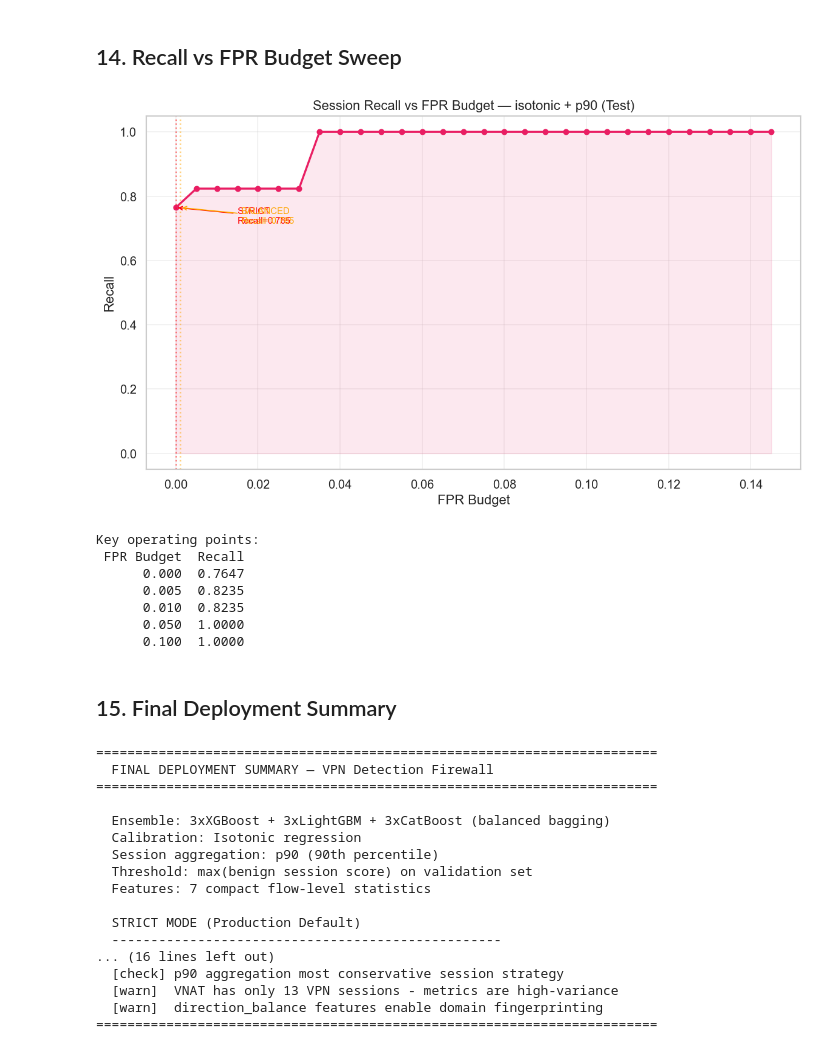
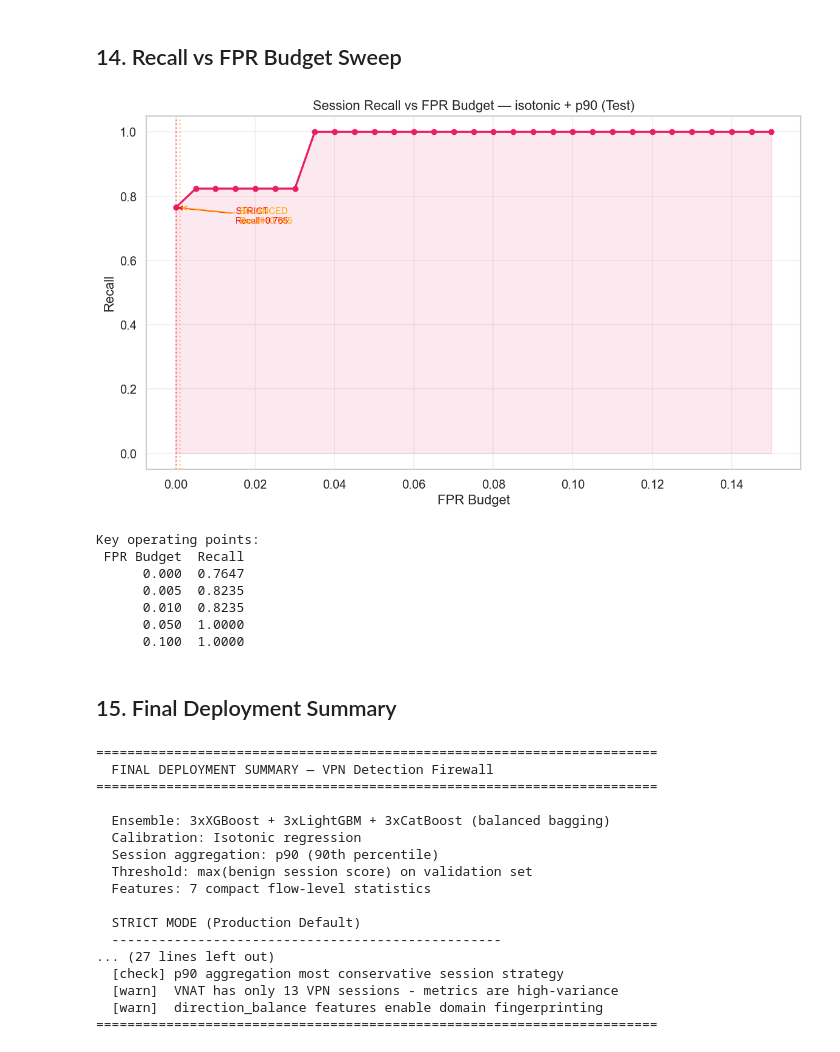
Before and after one commit to MalinaDumitrescu/ai-vpn-firewall, a Jupyter notebook: notebooks/29_firewall_ensemble_evaluation.ipynb, the cells around one changed output. Cells and saved outputs as stored; diff of their text form; code cells hidden in the pictures.

```diff
--- a/notebooks/29_firewall_ensemble_evaluation.ipynb
+++ b/notebooks/29_firewall_ensemble_evaluation.ipynb
@@ -631,34 +642,34 @@ plt.tight_layout(); plt.show()
 # %%
 sl = test_df.groupby('capture_id')['label'].max()
 ss = test_df.groupby('capture_id')['prob_iso'].apply(lambda x: p90_agg(x.values))
 common = sl.index.intersection(ss.index)
 y_sess = sl.loc[common].values; s_sess = ss.loc[common].values
 benign_sess = s_sess[y_sess==0]; vpn_sess = s_sess[y_sess==1]
 
-fpr_budgets = np.arange(0.0, 0.15, 0.005)
+fpr_budgets = np.arange(0.0, 0.155, 0.005)  # 31 points, aligned with API
 sweep = []
 for fpr_t in fpr_budgets:
     thr = np.max(benign_sess) if fpr_t == 0.0 else np.quantile(benign_sess, 1.0-fpr_t)
     sweep.append({'FPR Budget': fpr_t, 'Recall': float(np.mean(vpn_sess > thr))})
 sweep_df = pd.DataFrame(sweep)
 
 fig, ax = plt.subplots(figsize=(10, 6))
 ax.plot(sweep_df['FPR Budget'], sweep_df['Recall'], 'o-', color='#E91E63', linewidth=2, markersize=5)
 ax.fill_between(sweep_df['FPR Budget'], sweep_df['Recall'], alpha=0.1, color='#E91E63')
 for fpr_mark, label, color in [(0.0,'STRICT','red'),(0.001,'BALANCED','orange')]:
     row = sweep_df.iloc[(sweep_df['FPR Budget']-fpr_mark).abs().argmin()]
     ax.axvline(fpr_mark, color=color, linestyle=':', alpha=0.5)
     ax.annotate(f'{label}\nRecall={row["Recall"]:.3f}', xy=(fpr_mark, row['Recall']),
                 xytext=(fpr_mark+0.015, row['Recall']-0.05),
                 arrowprops=dict(arrowstyle='->', color=color), fontsize=9, color=color)
 ax.set_xlabel('FPR Budget'); ax.set_ylabel('Recall')
 ax.set_title('Session Recall vs FPR Budget — isotonic + p90 (Test)')
 ax.grid(True, alpha=0.3); plt.tight_layout(); plt.show()
 
 print('Key operating points:')
 print(sweep_df[sweep_df['FPR Budget'].isin([0.0, 0.005, 0.01, 0.05, 0.10])].round(4).to_string(index=False))
 # %% [output]
-[figure, old version]
+[figure, new version]
 Key operating points:
  FPR Budget  Recall
       0.000  0.7647
@@ -689,9 +700,19 @@ print(f'  Flagged Recall:   {sm["flagged_recall"]:.4f}')
 print(f'  Flagged FPR:      {sm["flagged_fpr"]:.4f}')
 print(f'  Session AUC:      {sm["session_roc_auc"]:.4f}')
 print(f'  Session PR-AUC:   {sm["session_pr_auc"]:.4f}')
+print(f'  Flow ROC-AUC:     {sm.get("flow_roc_auc", "N/A")}')
+print(f'  Flow PR-AUC:      {sm.get("flow_pr_auc", "N/A")}')
 print(f'  Block Threshold:  {sm["block_threshold"]:.6f}')
 print(f'  Sessions:         {sm["n_sessions_evaluated"]} ({sm["n_positive"]} VPN, {sm["n_negative"]} benign)')
 print()
+# Show recall vs FPR sweep from API
+if 'recall_vs_fpr_sweep' in sm:
+    print('  RECALL vs FPR OPERATING POINTS (from API)')
+    print('  ' + '-'*50)
+    for row in sm['recall_vs_fpr_sweep'][:5]:
+        print(f'    FPR={row["fpr_budget"]:.3f} -> Recall={row["block_recall"]:.4f} (thr={row["threshold"]:.6f})')
+    print(f'    ... ({len(sm["recall_vs_fpr_sweep"])} total points)')
+    print()
 print('  KEY TAKEAWAYS')
 print('  ' + '-'*50)
 print('  [check] Block FPR = 0 guaranteed (zero false blocks)')
@@ -715,7 +736,7 @@ print('='*72)
 
   STRICT MODE (Production Default)
   --------------------------------------------------
-... (16 lines left out)
+... (27 lines left out)
   [check] p90 aggregation most conservative session strategy
   [warn]  VNAT has only 13 VPN sessions - metrics are high-variance
   [warn]  direction_balance features enable domain fingerprinting
```
Also changed, not shown: parts of 6 cells of this notebook, 3 other files.
